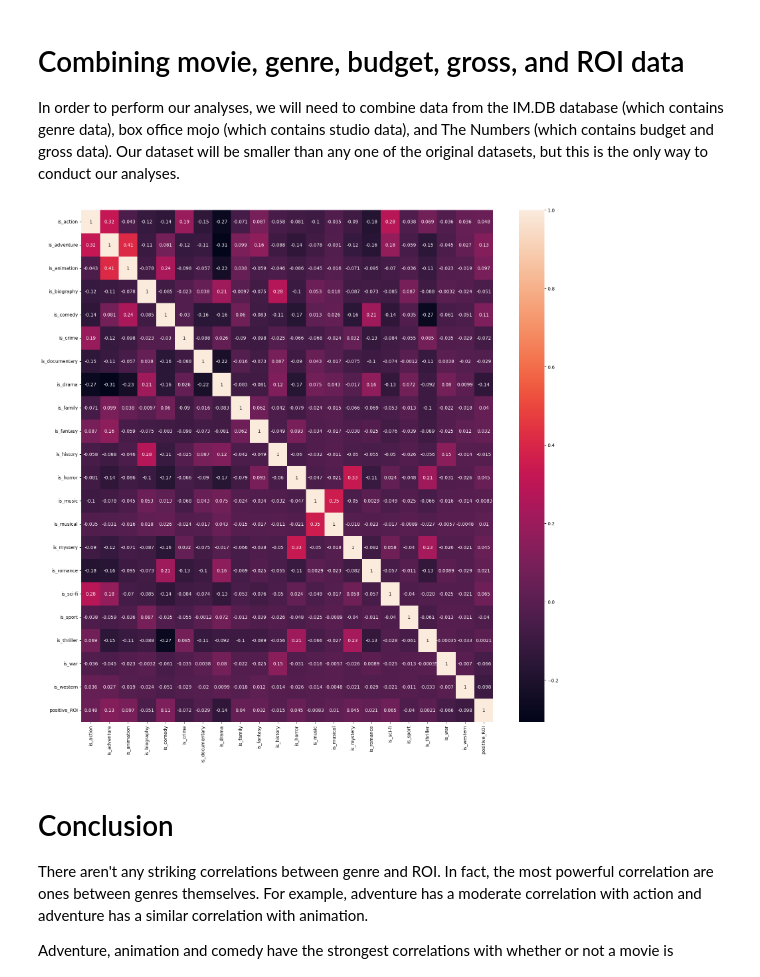
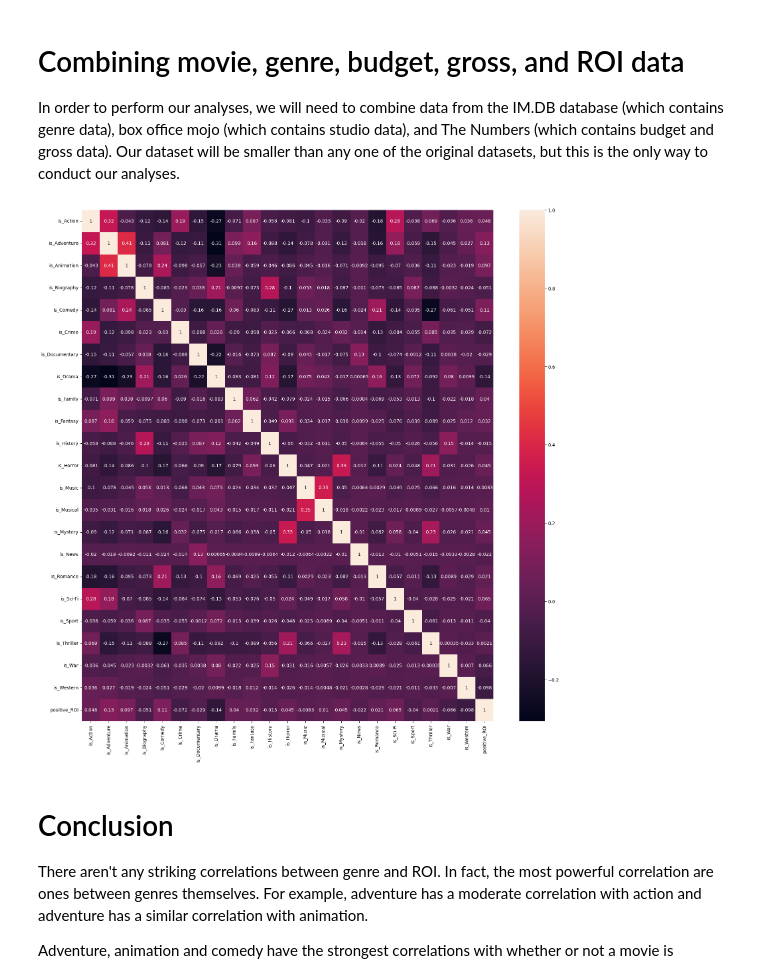
Before and after one commit to Jellohub/phase1_project, a Jupyter notebook: Genre.ipynb, the cells around one changed output. Saved outputs shown, nothing was run; the diff lists cells and outputs as text; code cells hidden in the pictures.

```diff
--- a/Genre.ipynb
+++ b/Genre.ipynb
@@ -45,11 +43,6 @@ def money_to_int(x):
     integer = int(joined)
     return integer
 # %%
-genres = ["action", "adventure", "animation", "biography", "comedy",
-          "crime", "documentary", "drama", "family", "fantasy", "film-noir", "history",
-          "horror", "music", "musical", "mystery", "romance", "sci-fi", "short", "sport",
-          "superhero", "thriller", "war", "western"]
-
 q = """
 SELECT movie_basics.movie_id,
        bom_df.year,
@@ -70,47 +63,49 @@ JOIN movie_basics
 
 df = pysqldf(q)
 
+genres = (list(df['genres'].unique()))
+genres.remove(None)
+genres = ",".join(genres)
+genres = genres.split(",")
+genres = sorted(list(set(genres)))
+
 # Changing budget and gross columns to integer types
 df['production_budget'] = df['production_budget'].map(lambda x: money_to_int(x))
 df['domestic_gross'] = df['domestic_gross'].map(lambda x: money_to_int(x))
 df['worldwide_gross'] = df['worldwide_gross'].map(lambda x: money_to_int(x))
 
 # Creating new columns
 df['foreign_gross'] = df['worldwide_gross'] - df['domestic_gross']
 df['ROI'] = round((df['worldwide_gross'] / df['production_budget'])*100, 2)
 df['positive_ROI'] = df['ROI'].map(lambda x: True if x>100 else False)
 
 # Elminating null values
 df['genres'] = df['genres'].map(lambda x: 'None' if not x else x)
-df['genres'] = df['genres'].map(lambda x: x.lower())
 
 for i in genres:
-    df["is_"+i.lower()] = df['genres'].map(lambda x: True if i in x else False)
+    df["is_"+i] = df['genres'].map(lambda x: True if i in x else False)
 
 q = """
 SELECT * FROM df
 WHERE movie_id NOT IN (SELECT movie_id
                        FROM df
                        GROUP BY movie_id
                        HAVING COUNT(*)>=2)
 """
 
 df = pysqldf(q)
 
 # for i in list(range(12, 36)):
 #     if df.iloc[:, i].value_counts()[False] == 1546:
 #         print(df.iloc[:, i].value_counts())
 
-df.drop(['is_film-noir', 'is_short', 'is_superhero'], axis=1, inplace=True)
-genres = [i for i in genres if i not in['film-noir', 'short', 'superhero']]
-
-corr = df.iloc[:, 12:].copy()
-corr['positive_ROI'] = my_df['positive_ROI']
+corr = df.iloc[:, 12:12+(len(genres))].copy()
+corr['positive_ROI'] = df['positive_ROI']
 
 fig, ax = plt.subplots(figsize=(20,20))
 sns.heatmap(corr.corr(), ax=ax, annot=True);
 # %% [output]
-[figure, old version]
+[figure, new version]
 # %% [markdown]
 # Conclusion
 
```
Also changed, not shown: parts of 4 cells of this notebook, 1 other file.
